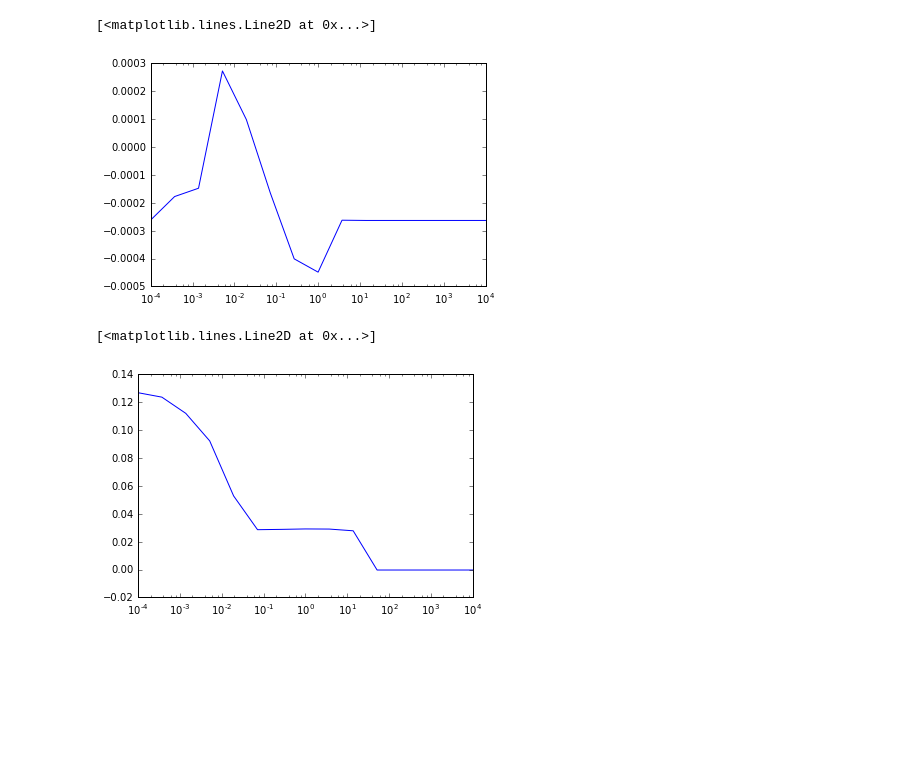
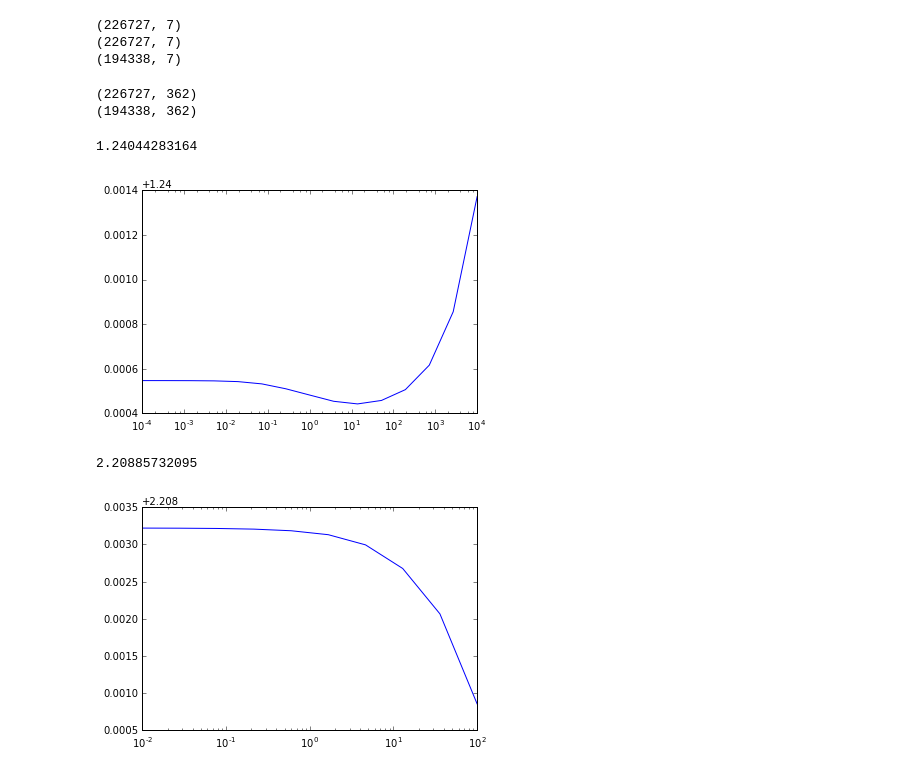
Before and after one commit to NickHoernle/Data-Science-Project-AM209a, a Jupyter notebook: final_project/Reiko Look Here.ipynb, the cells around one changed output. Saved outputs shown, nothing was run; the diff lists cells and outputs as text; code cells hidden in the pictures; blank space fills up the shorter version.

```diff
--- a/final_project/Reiko Look Here.ipynb
+++ b/final_project/Reiko Look Here.ipynb
@@ -172,39 +174,71 @@ phoenix_users_update.head(2)
+# %%
+print reviews_train.shape
+print reviews_valid.shape
+print reviews_test.shape
+# %% [output]
+(226727, 7)
+(226727, 7)
+(194338, 7)
+# %%
+combined_reviews_train = pd.merge(pd.merge(
+        reviews_train,phoenix_bus_update.fillna(0), on='business_id', suffixes=('','_business'), how='left'),
+        phoenix_users_update, on='user_id', suffixes=('','_user'), how='left')
+combined_reviews_train = combined_reviews_train.fillna(0)
+combined_reviews_valid = pd.merge(pd.merge(
+        reviews_valid,phoenix_bus_update.fillna(0), on='business_id', suffixes=('','_business'), how='left'),
+        phoenix_users_update, on='user_id', suffixes=('','_user'), how='left')
+combined_reviews_valid = combined_reviews_valid.fillna(0)
 # %%
-combined_reviews_train = pd.merge(pd.merge(reviews_train,
-    phoenix_bus_update.fillna(0), on='business_id', suffixes=('','_business')),
-    phoenix_users_update.fillna(0), on='user_id', suffixes=('','_user'))
+combined_reviews_test = pd.merge(pd.merge(reviews_test,
+    phoenix_bus_update.fillna(0), on='business_id', suffixes=('','_business'), how='left'),
+    phoenix_users_update, on='user_id', suffixes=('','_user'), how='left')
+combined_reviews_test = combined_reviews_test.fillna(0)
-# %%
-combined_reviews_test = pd.merge(pd.merge(reviews_test,
-    phoenix_bus_update.fillna(0), on='business_id', suffixes=('','_business')),
-    phoenix_users_update.fillna(0), on='user_id', suffixes=('','_user'))
+# %%
+print combined_reviews_train.shape
+print combined_reviews_test.shape
+# %% [output]
+(226727, 362)
+(194338, 362)
 # %%
 def strip_cols(df):
     return df.drop(['user_id',
              'business_id',
-             'average_stars',
-             'stars_business',
+#              'average_stars',
+#              'stars_business',
              'stars',
              'baseline_stars'], axis=1)
 # %%
 scores = []
-for i in np.logspace(-4,4,15):
-    las = sklearn.linear_model.Lasso(alpha=i)
-    las.fit(strip_cols(combined_reviews_train), combined_reviews_train.baseline_stars)
-    s = las.score(strip_cols(combined_reviews_test), combined_reviews_test.baseline_stars)
+xs = np.logspace(-4,4,15)
+for i in xs:
+    las = sklearn.linear_model.Ridge(alpha=i)
+    las.fit(strip_cols(combined_reviews_valid), combined_reviews_valid.baseline_stars)
+    x_pred = las.predict(strip_cols(combined_reviews_test))
+    s = np.sqrt(sklearn.metrics.mean_squared_error(combined_reviews_test.stars,
+                                           bc.inverse_transform(reviews_test, x_pred)))
     scores.append(s)
-plt.semilogx(np.logspace(-4,4,15), scores)
+
+plt.semilogx(xs, scores)
+
+print np.min(scores)
+baseline_val = xs[np.argmin(scores)]
 # %% [output]
-[<matplotlib.lines.Line2D at 0x...>]
+1.24044283164
-[figure, old version]
+[figure, new version]
 # %%
 scores = []
-for i in np.logspace(-4,4,15):
-    las = sklearn.linear_model.Lasso(alpha=i)
+xs = np.logspace(-2,2,10)
+for i in xs:
+    las = sklearn.linear_model.Ridge(alpha=i)
     las.fit(strip_cols(combined_reviews_train), combined_reviews_train.stars)
-    s = las.score(strip_cols(combined_reviews_test), combined_reviews_test.stars)
+    x_pred = las.predict(strip_cols(combined_reviews_test))
+    s = np.sqrt(sklearn.metrics.mean_squared_error(combined_reviews_test.stars,x_pred))
     scores.append(s)
-plt.semilogx(np.logspace(-4,4,15), scores)
+plt.semilogx(xs, scores)
+
+print np.min(scores)
+val = xs[np.argmin(scores)]
 # %% [output]
-[<matplotlib.lines.Line2D at 0x...>]
+2.20885732095
-[figure, old version]
+[figure, new version]
 # %%
```
Also changed, not shown: parts of 18 cells of this notebook, 2 other files.
